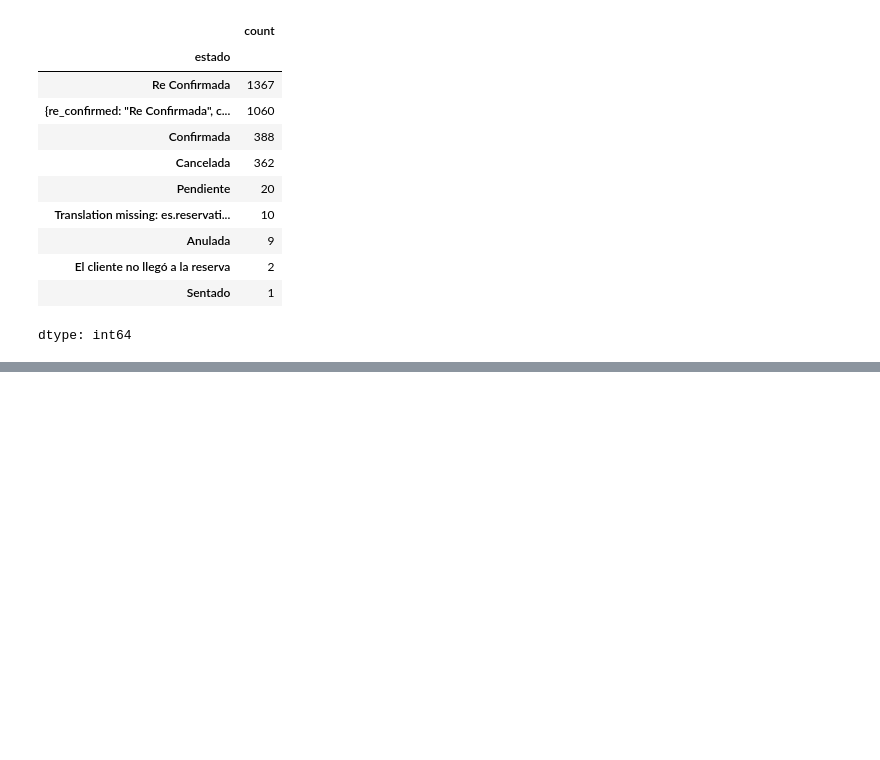
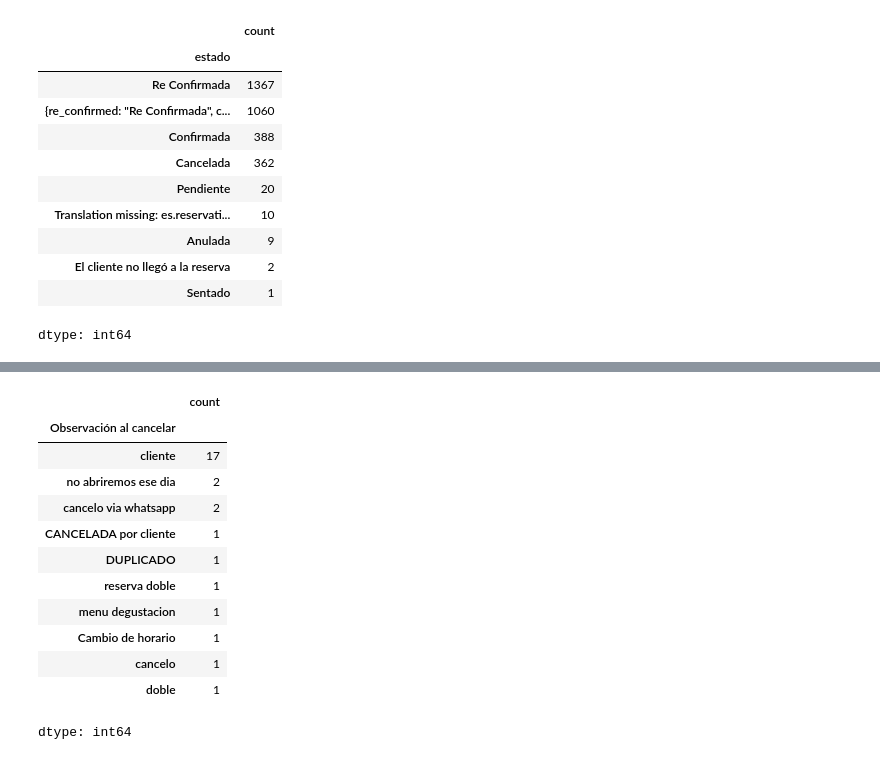
Before and after one commit to salazarcristian1014/restaurant-cancelation-project, a Jupyter notebook: notebooks/01_data_cleaning_and_optimization.ipynb, the cells around one changed output, grey strips where cells are left out. Drawn from its saved outputs; the diff is of its cells as text; code cells hidden in the pictures; blank space fills up the shorter version.

```diff
--- a/notebooks/01_data_cleaning_and_optimization.ipynb
+++ b/notebooks/01_data_cleaning_and_optimization.ipynb
@@ -436,0 +441,4 @@ dtype: int64
+# %%
+#Antes de iniciar con la limpieza que comentamos en el paso anterior vamos a cambiar los datos que ya tenemos a solo 2 opciones ("Confirmada y Cancelada")
+df['estado']=df['estado'].replace({'Re Confirmada': 'Confirmada' , 'Sentado' : 'Confirmada' ,'El cliente no llegó a la reserva' : 'Cancelada' , 'Anulada' : 'Cancelada' , 'Pendiente' : 'Cancelada'})
+df['estado'].value_counts()
@@ -436,0 +453,4 @@ dtype: int64
+# %%
+#Vamos a tomar la columna de fecha de cancelacion y donde hayan valores osea "true" procederemos a cambiar el estado de ese dato por "Cancelada"
+df['Fecha de cancelación'].notna()
+df.loc[df['Fecha de cancelación'].notna() , 'estado' ] = 'Cancelada'
@@ -436,0 +466,17 @@ dtype: int64
+# %%
+#Antes de repetir el paso anterior con la columna observacion al cancelar revisamos que tipo de datos tenemos en la columna
+df['Observación al cancelar'].value_counts()
+# %% [output]
+|  | count |
+| Observación al cancelar |  |
+| cliente | 17 |
+| no abriremos ese dia | 2 |
+| cancelo via whatsapp | 2 |
+| CANCELADA por cliente | 1 |
+| DUPLICADO | 1 |
+| reserva doble | 1 |
+| menu degustacion | 1 |
+| Cambio de horario | 1 |
+| cancelo | 1 |
+| doble | 1 |
+dtype: int64
```
Also changed, not shown: parts of 12 cells of this notebook.
